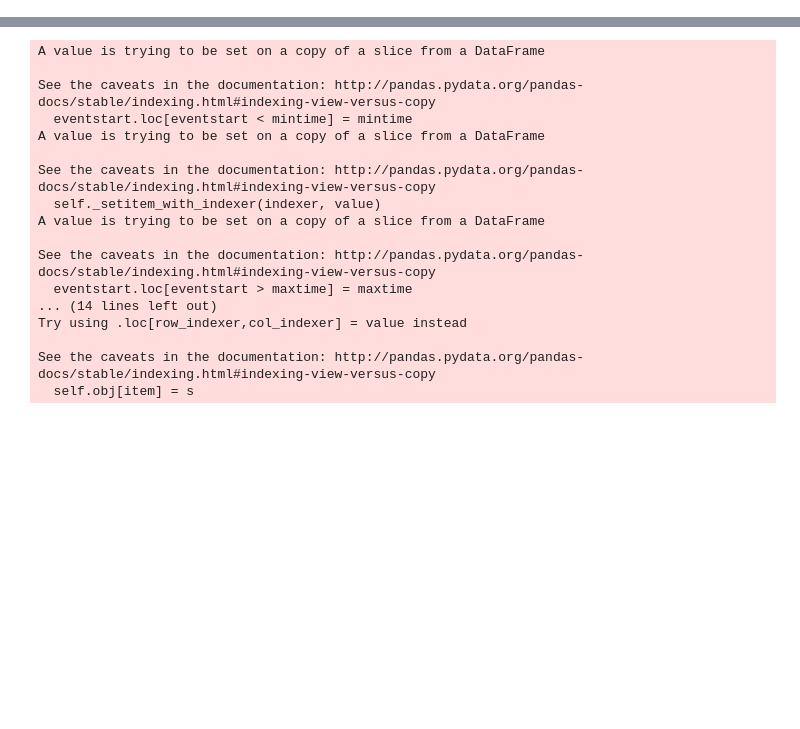
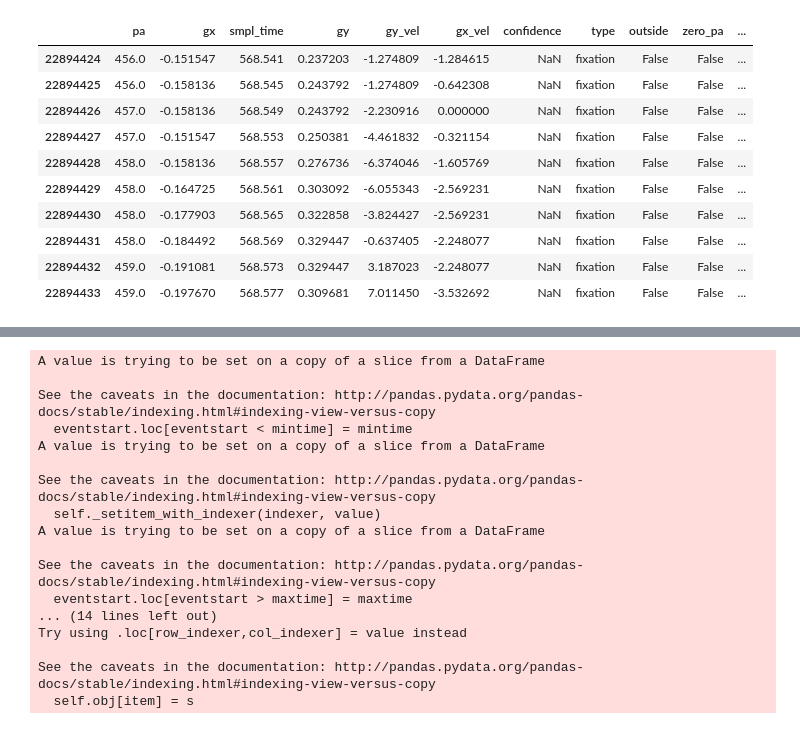
Before and after one commit to behinger/etcomp, a Jupyter notebook: code/MICROSACC.ipynb, the cells around one changed output, grey strips where cells are left out. Drawn from its saved outputs; the diff is of its cells as text; code cells hidden in the pictures; blank space fills up the shorter version.

```diff
--- a/code/MICROSACC.ipynb
+++ b/code/MICROSACC.ipynb
@@ -66,0 +82,14 @@ warning subject results et pl not found
+# %%
+sel_etsamples
+# %% [output]
+|  | pa | gx | smpl_time | gy | gy_vel | gx_vel | confidence | type | outside | zero_pa | ... |
+| 22894424 | 456.0 | -0.151547 | 568.541 | 0.237203 | -1.274809 | -1.284615 | NaN | fixation | False | False | ... |
+| 22894425 | 456.0 | -0.158136 | 568.545 | 0.243792 | -1.274809 | -0.642308 | NaN | fixation | False | False | ... |
+| 22894426 | 457.0 | -0.158136 | 568.549 | 0.243792 | -2.230916 | 0.000000 | NaN | fixation | False | False | ... |
+| 22894427 | 457.0 | -0.151547 | 568.553 | 0.250381 | -4.461832 | -0.321154 | NaN | fixation | False | False | ... |
+| 22894428 | 458.0 | -0.158136 | 568.557 | 0.276736 | -6.374046 | -1.605769 | NaN | fixation | False | False | ... |
+| 22894429 | 458.0 | -0.164725 | 568.561 | 0.303092 | -6.055343 | -2.569231 | NaN | fixation | False | False | ... |
+| 22894430 | 458.0 | -0.177903 | 568.565 | 0.322858 | -3.824427 | -2.569231 | NaN | fixation | False | False | ... |
+| 22894431 | 458.0 | -0.184492 | 568.569 | 0.329447 | -0.637405 | -2.248077 | NaN | fixation | False | False | ... |
+| 22894432 | 459.0 | -0.191081 | 568.573 | 0.329447 | 3.187023 | -2.248077 | NaN | fixation | False | False | ... |
+| 22894433 | 459.0 | -0.197670 | 568.577 | 0.309681 | 7.011450 | -3.532692 | NaN | fixation | False | False | ... |
```
Also changed, not shown: parts of 11 cells of this notebook, 1 other file.
